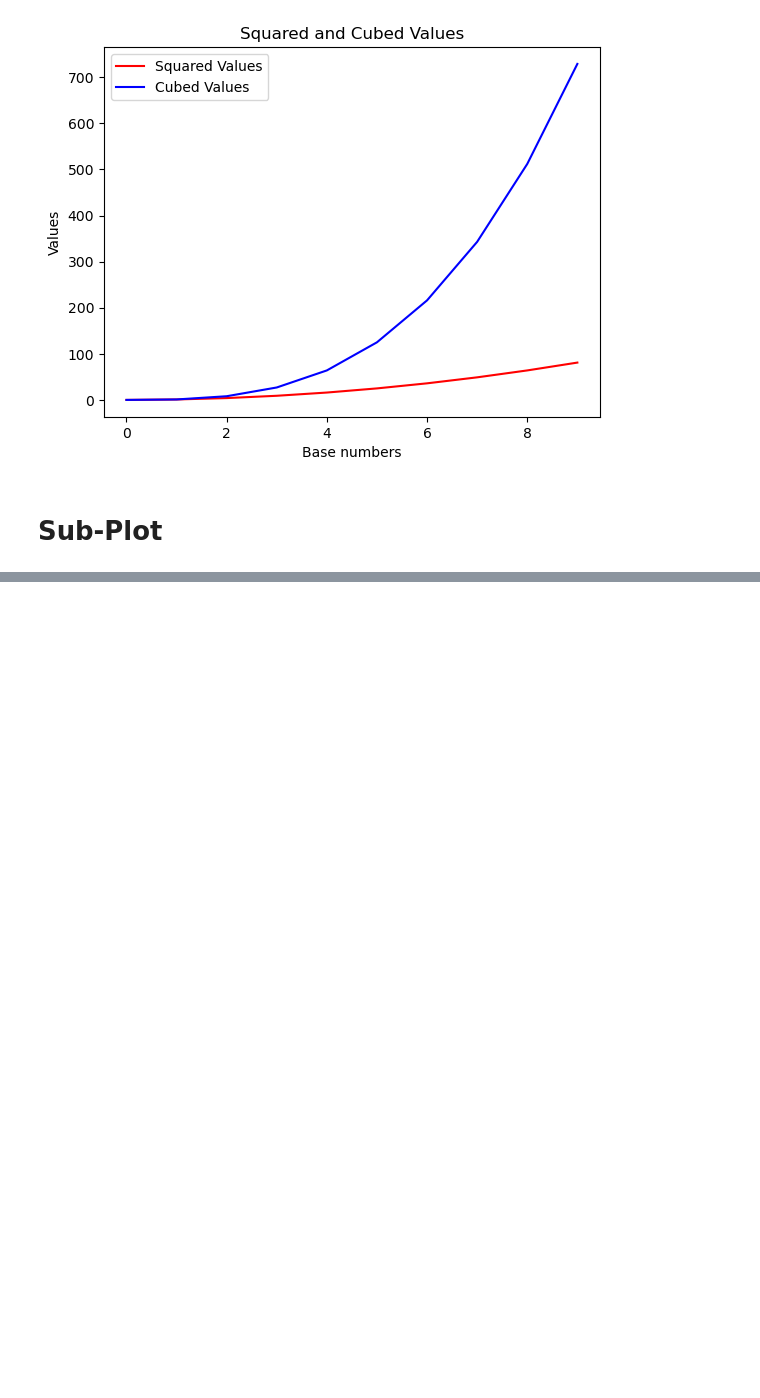
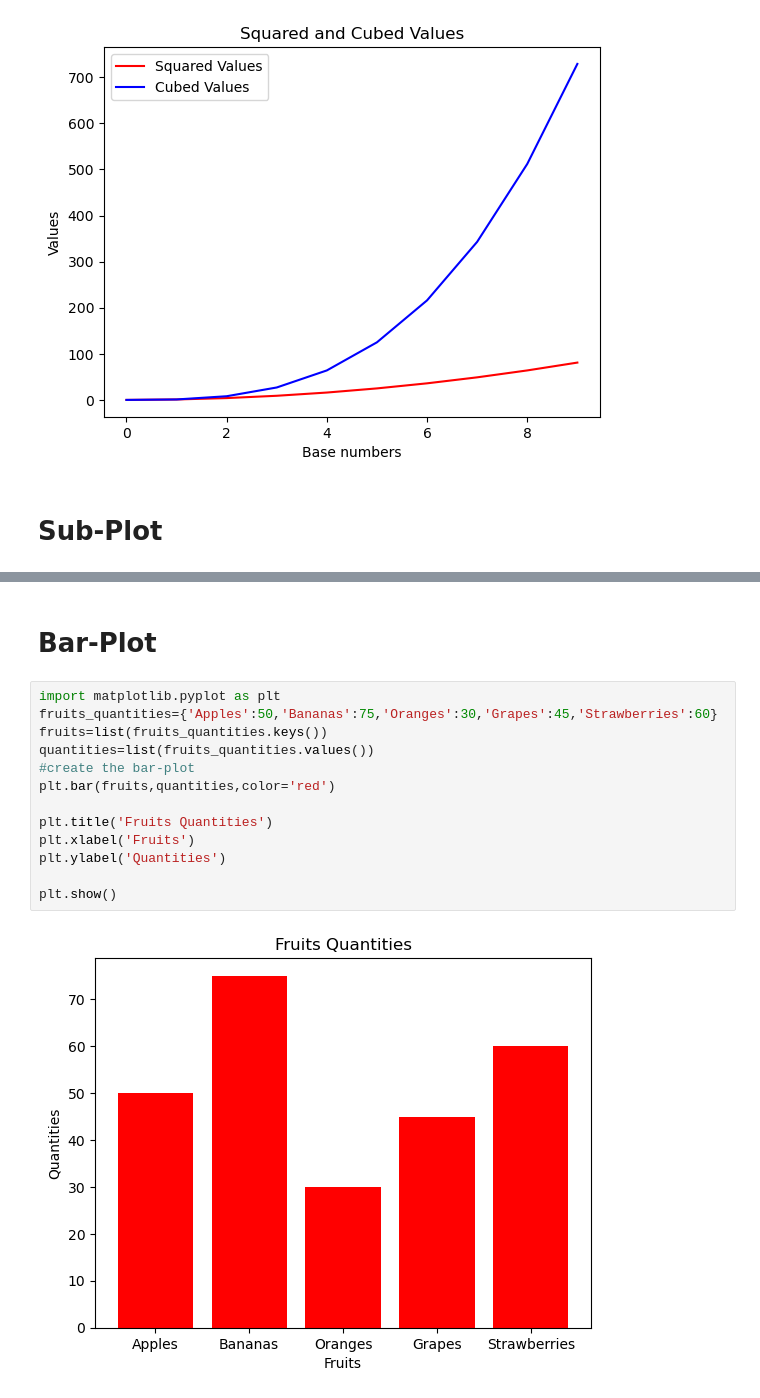
Before and after one commit to HOOSYEPING/Python-Projects-Classes, a Jupyter notebook: Week 9 Visualization.ipynb, the cells around one changed output, grey strips where cells are left out. Saved outputs shown, nothing was run; the diff lists cells and outputs as text; blank space fills up the shorter version.

```diff
--- a/Week 9 Visualization.ipynb
+++ b/Week 9 Visualization.ipynb
@@ -55,3 +60,20 @@ ax2.set_ylabel('Cubed Values')
 plt.show()
 # %% [output]
 [figure]
+# %% [markdown]
+# Bar-Plot
+# %%
+import matplotlib.pyplot as plt
+fruits_quantities={'Apples':50,'Bananas':75,'Oranges':30,'Grapes':45,'Strawberries':60}
+fruits=list(fruits_quantities.keys())
+quantities=list(fruits_quantities.values())
+#create the bar-plot
+plt.bar(fruits,quantities,color='red')
+
+plt.title('Fruits Quantities')
+plt.xlabel('Fruits')
+plt.ylabel('Quantities')
+
+plt.show()
+# %% [output]
+[figure, added]
```
Also changed, not shown: parts of 9 cells of this notebook.
